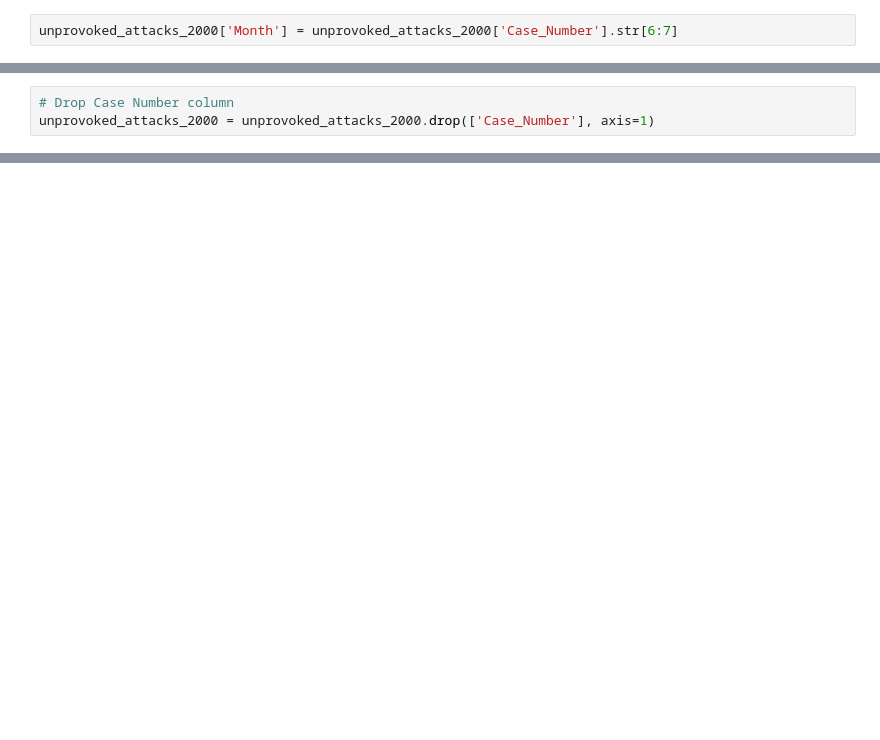
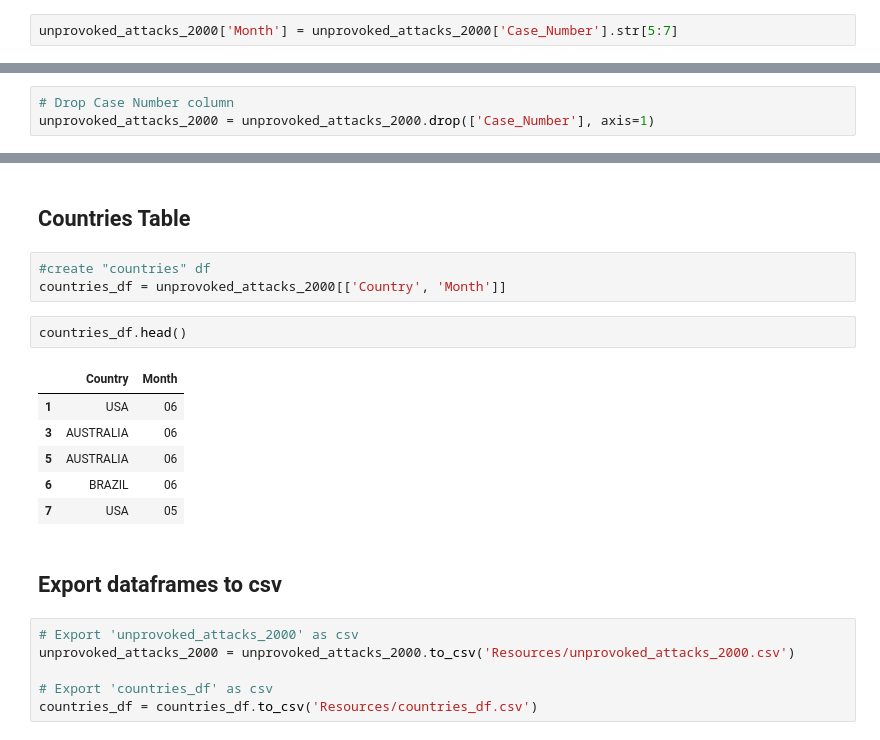
Before and after one commit to gcolareta/Shark_Attacks, a Jupyter notebook: Final_Project.ipynb, the cells around one changed output, grey strips where cells are left out. Cells and saved outputs as stored; diff of their text form; blank space fills up the shorter version.

Commit message:
create 'countries_df.csv' table

```diff
--- a/Final_Project.ipynb
+++ b/Final_Project.ipynb
@@ -91,7 +84,7 @@ unprovoked_attacks_2000.head()
 | 6 | BRAZIL | 2018.06.03.a | 6/3/2018 | 2018.0 | Unprovoked | Pernambuco | Piedade Beach, Recife | Swimming | M | 18 | ... |
 | 7 | USA | 2018.05.27 | 5/27/2018 | 2018.0 | Unprovoked | Florida | Lighhouse Point Park, Ponce Inlet... | Fishing | M | 52 | ... |
 # %%
-unprovoked_attacks_2000['Month'] = unprovoked_attacks_2000['Case_Number'].str[6:7]
+unprovoked_attacks_2000['Month'] = unprovoked_attacks_2000['Case_Number'].str[5:7]
 # %% [output]
 A value is trying to be set on a copy of a slice from a DataFrame.
 Try using .loc[row_indexer,col_indexer] = value instead
@@ -207,0 +210,22 @@ dtype: int64
+# %% [markdown]
+## Countries Table
+# %%
+#create "countries" df
+countries_df = unprovoked_attacks_2000[['Country', 'Month']]
+# %%
+countries_df.head()
+# %% [output]
+|  | Country | Month |
+| 1 | USA | 06 |
+| 3 | AUSTRALIA | 06 |
+| 5 | AUSTRALIA | 06 |
+| 6 | BRAZIL | 06 |
+| 7 | USA | 05 |
+# %% [markdown]
+## Export dataframes to csv
+# %%
+# Export 'unprovoked_attacks_2000' as csv
+unprovoked_attacks_2000 = unprovoked_attacks_2000.to_csv('Resources/unprovoked_attacks_2000.csv')
+
+# Export 'countries_df' as csv
+countries_df = countries_df.to_csv('Resources/countries_df.csv')
```
Also changed, not shown: parts of 21 cells of this notebook.
